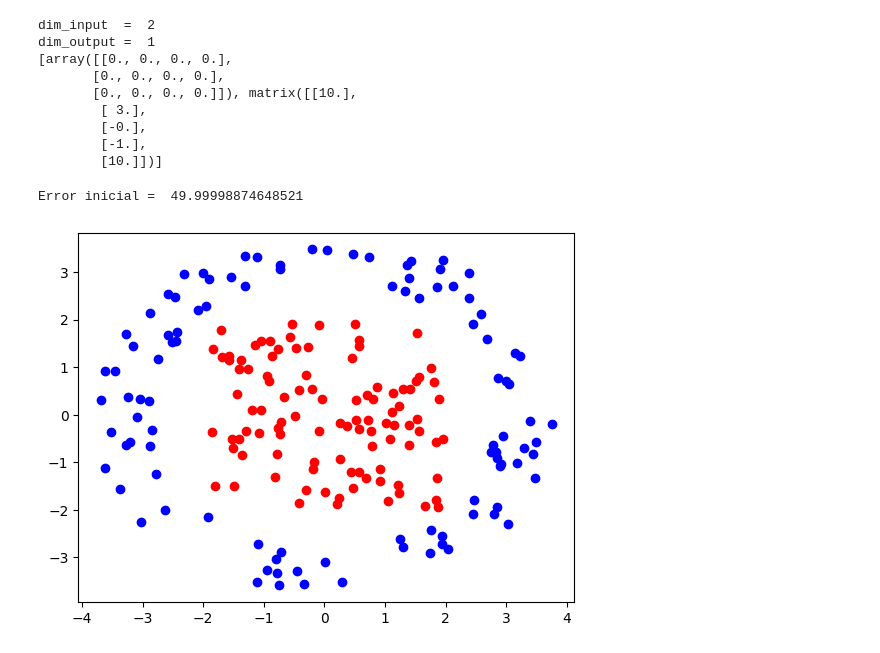
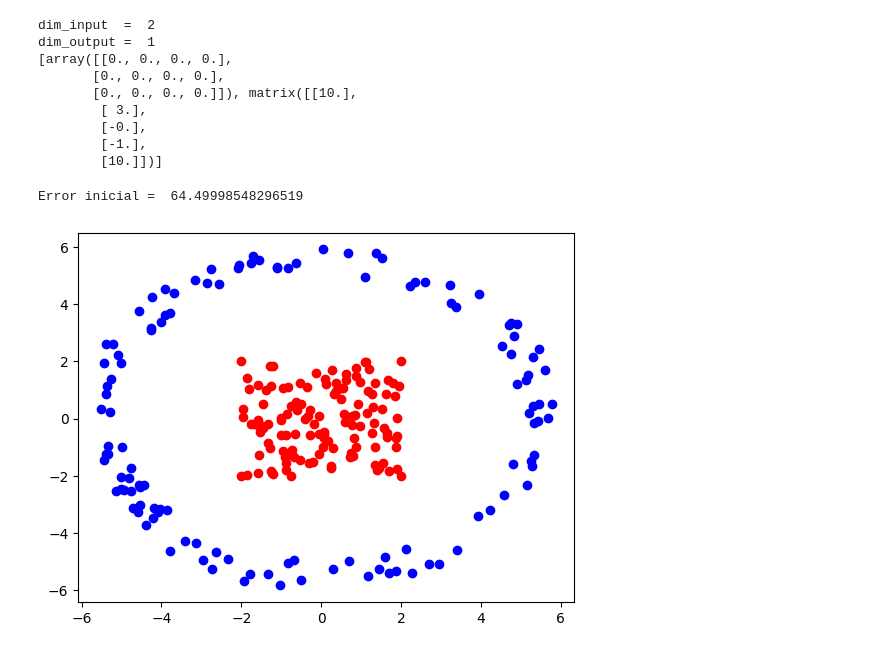
Before and after one commit to karlo-con-k/Perceptron, a Jupyter notebook: test_main.ipynb, the cells around one changed output. Saved outputs shown, nothing was run; the diff lists cells and outputs as text; code cells hidden in the pictures.

```diff
--- a/test_main.ipynb
+++ b/test_main.ipynb
@@ -39,31 +39,36 @@ dim_output =  1
 # %%
 import random
 import math
 from math import pi as pi
 import matplotlib.pyplot as plt
 
 aux = random.random()
 set2 = []
 set1 = []
 lados = [[2,0],[0,2],[2,2]]
-for j in range(100):
+for j in range(125):
     x = random.random()-1/2
     y = random.random()-1/2
     set1.append([[x*4,y*4],0])
     theta = random.random()*2*pi
-    r = 2.8284271247461903 + random.random()
+    r = 5 + random.random()
     set2.append([[math.sin(theta)*r,math.cos(theta)*r],1])
 datos = set1 + set2
+datos[150] = [[ 2, 2],0]
+datos[151] = [[ 2,-2],0]
+datos[152] = [[-2, 2],0]
+datos[153] = [[-2,-2],0]
+
 for dat in datos:
         if dat[1] == 0:
                 plt.scatter(dat[0][0], dat[0][1], color = 'r')
         else:
                 plt.scatter(dat[0][0],dat[0][1],color = 'b')
 error_0 = perceptron.error(datos)
 print("Error inicial = ", error_0)
 # %% [output]
-Error inicial =  49.99998874648521
+Error inicial =  64.49998548296519
-[figure, old version]
+[figure, new version]
 # %%
 import random
 
```
Also changed, not shown: parts of 4 cells of this notebook, 2 other files.
